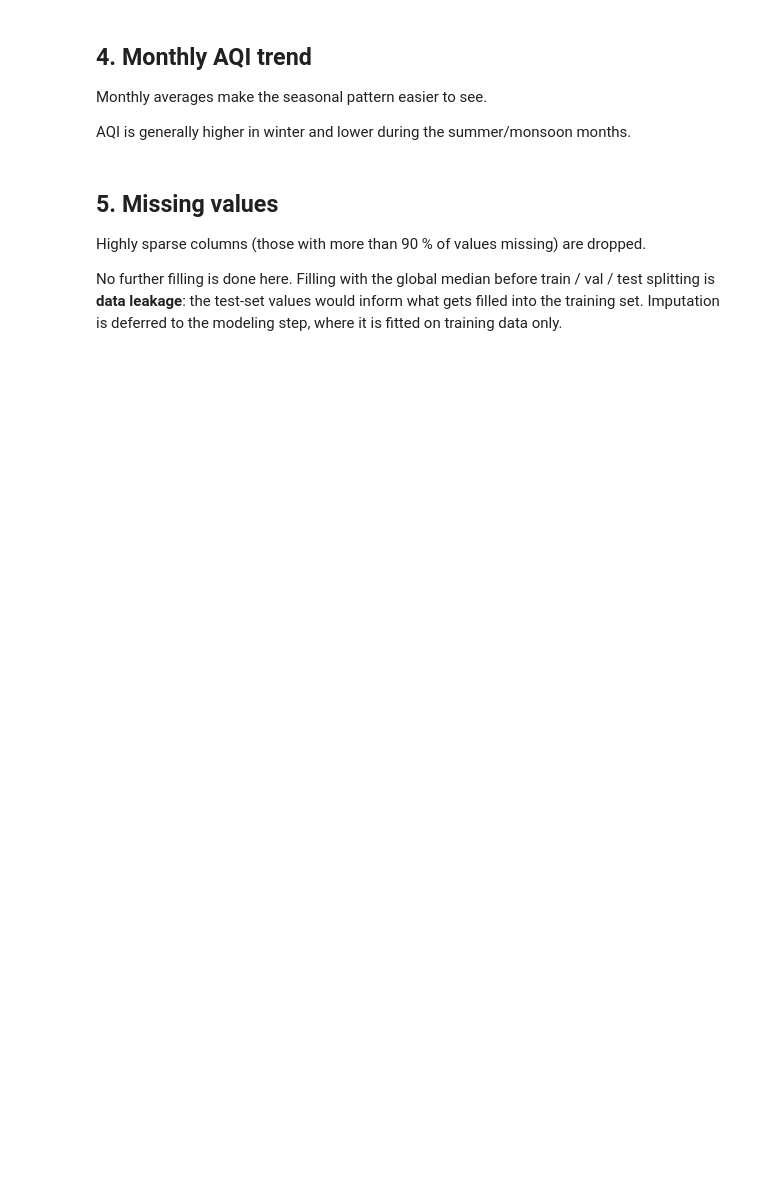
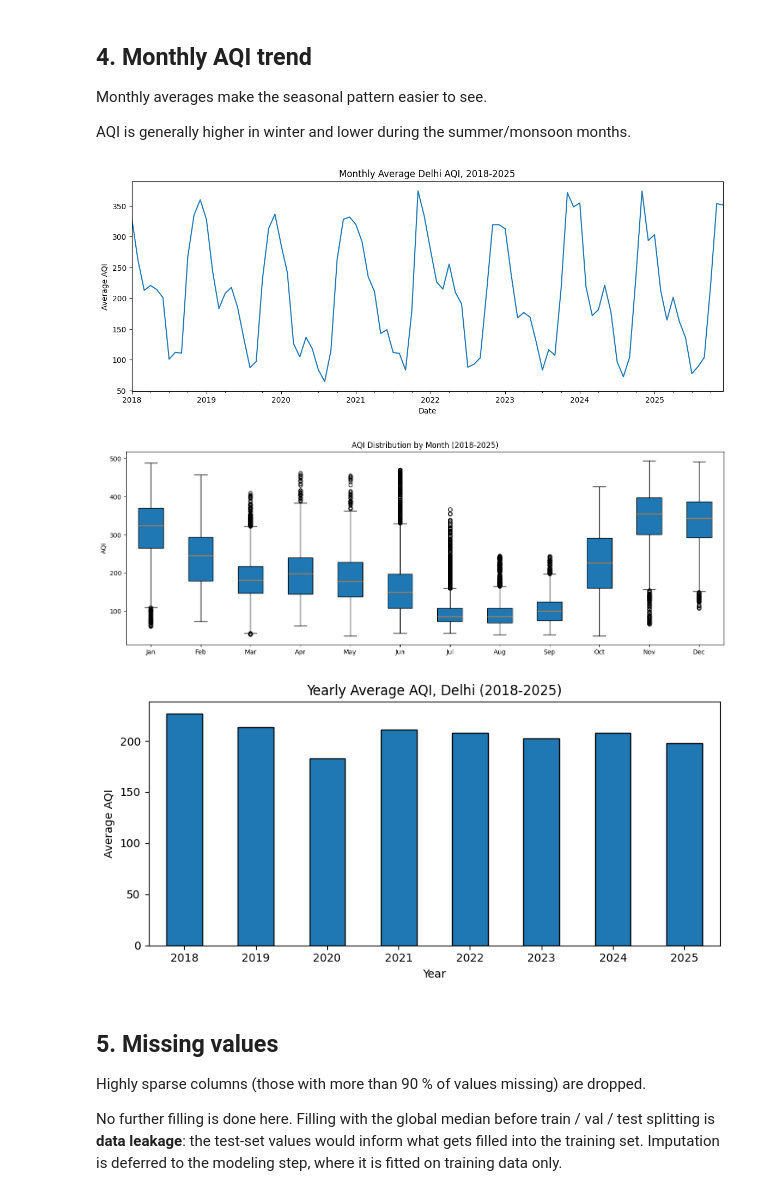
Before and after one commit to texas-ctrl/Delhi-aqi-forecasting, a Jupyter notebook: notebooks/02_eda_data.ipynb, the cells around one changed output. Cells and saved outputs as stored; diff of their text form; code cells hidden in the pictures; blank space fills up the shorter version.

```diff
--- a/notebooks/02_eda_data.ipynb
+++ b/notebooks/02_eda_data.ipynb
@@ -98,34 +143,38 @@ monthly_aqi = final['AQI'].resample('ME').mean()
 
 monthly_aqi.plot(figsize=(14,5))
 
 plt.title("Monthly Average Delhi AQI, 2018-2025")
 plt.xlabel("Date")
 plt.ylabel("Average AQI")
 
 plt.savefig("../eda_plots/03_monthly_aqi_trend.png", dpi=300, bbox_inches="tight")
 plt.show()
 
 # Monthly AQI Boxplot (08_aqi_boxplot_by_month.png)
 fig, ax = plt.subplots(figsize=(14, 5))
 month_names = ['Jan','Feb','Mar','Apr','May','Jun','Jul','Aug','Sep','Oct','Nov','Dec']
 data_by_month = [final.loc[final.index.month == m, 'AQI'].dropna().values for m in range(1, 13)]
-ax.boxplot(data_by_month, labels=month_names, patch_artist=True)
+ax.boxplot(data_by_month, tick_labels=month_names, patch_artist=True)
 ax.set_title('AQI Distribution by Month (2018-2025)')
 ax.set_ylabel('AQI')
 plt.tight_layout()
 plt.savefig("../eda_plots/08_aqi_boxplot_by_month.png", dpi=300, bbox_inches="tight")
 plt.show()
 
 # Yearly Average AQI (09_yearly_aqi.png)
 fig, ax = plt.subplots(figsize=(8, 4))
 final['AQI'].groupby(final.index.year).mean().round(1).plot(kind='bar', ax=ax, edgecolor='black')
 ax.set_title('Yearly Average AQI, Delhi (2018-2025)')
 ax.set_ylabel('Average AQI')
 ax.set_xlabel('Year')
 plt.xticks(rotation=0)
 plt.tight_layout()
 plt.savefig("../eda_plots/09_yearly_aqi.png", dpi=300, bbox_inches="tight")
 plt.show()
+# %% [output]
+[figure, added]
+[figure, added]
+[figure, added]
 # %% [markdown]
 ## 5. Missing values
 
```
Also changed, not shown: parts of 42 cells of this notebook, 57 other files.
